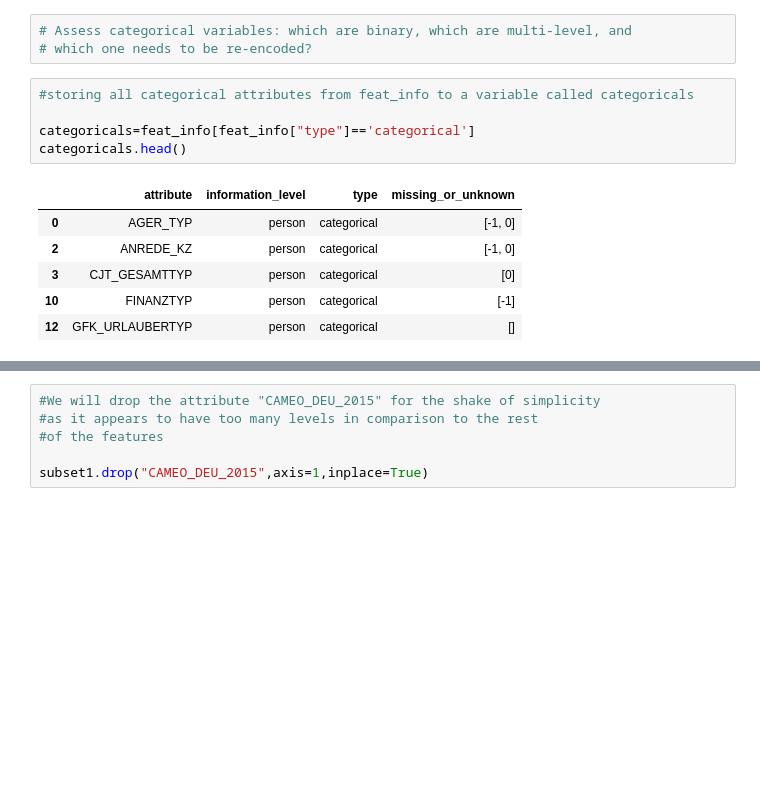
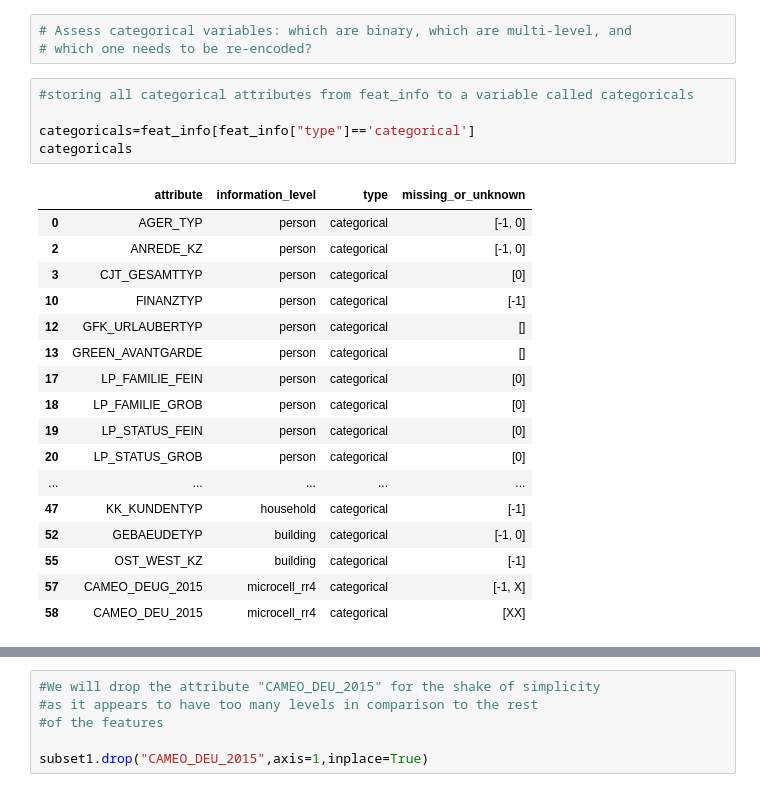
Before and after one commit to ElKokk/Identify-Customer-Segments, a Jupyter notebook: Identify_Customer_Segments.ipynb, the cells around one changed output, grey strips where cells are left out. Drawn from its saved outputs; the diff is of its cells as text; blank space fills up the shorter version.

```diff
--- a/Identify_Customer_Segments.ipynb
+++ b/Identify_Customer_Segments.ipynb
@@ -426,15 +464,26 @@ For categorical data, you would ordinarily need to encode the levels as dummy va
 # %%
 #storing all categorical attributes from feat_info to a variable called categoricals
 
 categoricals=feat_info[feat_info["type"]=='categorical']
-categoricals.head()
+categoricals
 # %% [output]
 |  | attribute | information_level | type | missing_or_unknown |
 | 0 | AGER_TYP | person | categorical | [-1, 0] |
 | 2 | ANREDE_KZ | person | categorical | [-1, 0] |
 | 3 | CJT_GESAMTTYP | person | categorical | [0] |
 | 10 | FINANZTYP | person | categorical | [-1] |
 | 12 | GFK_URLAUBERTYP | person | categorical | [] |
+| 13 | GREEN_AVANTGARDE | person | categorical | [] |
+| 17 | LP_FAMILIE_FEIN | person | categorical | [0] |
+| 18 | LP_FAMILIE_GROB | person | categorical | [0] |
+| 19 | LP_STATUS_FEIN | person | categorical | [0] |
+| 20 | LP_STATUS_GROB | person | categorical | [0] |
+| ... | ... | ... | ... | ... |
+| 47 | KK_KUNDENTYP | household | categorical | [-1] |
+| 52 | GEBAEUDETYP | building | categorical | [-1, 0] |
+| 55 | OST_WEST_KZ | building | categorical | [-1] |
+| 57 | CAMEO_DEUG_2015 | microcell_rr4 | categorical | [-1, X] |
+| 58 | CAMEO_DEU_2015 | microcell_rr4 | categorical | [XX] |
 # %%
 #Checking the kind of categoricals that exist in subset1 (subset without or few missing values) and storing them
 #in a list.
```
Also changed, not shown: parts of 74 cells of this notebook.
